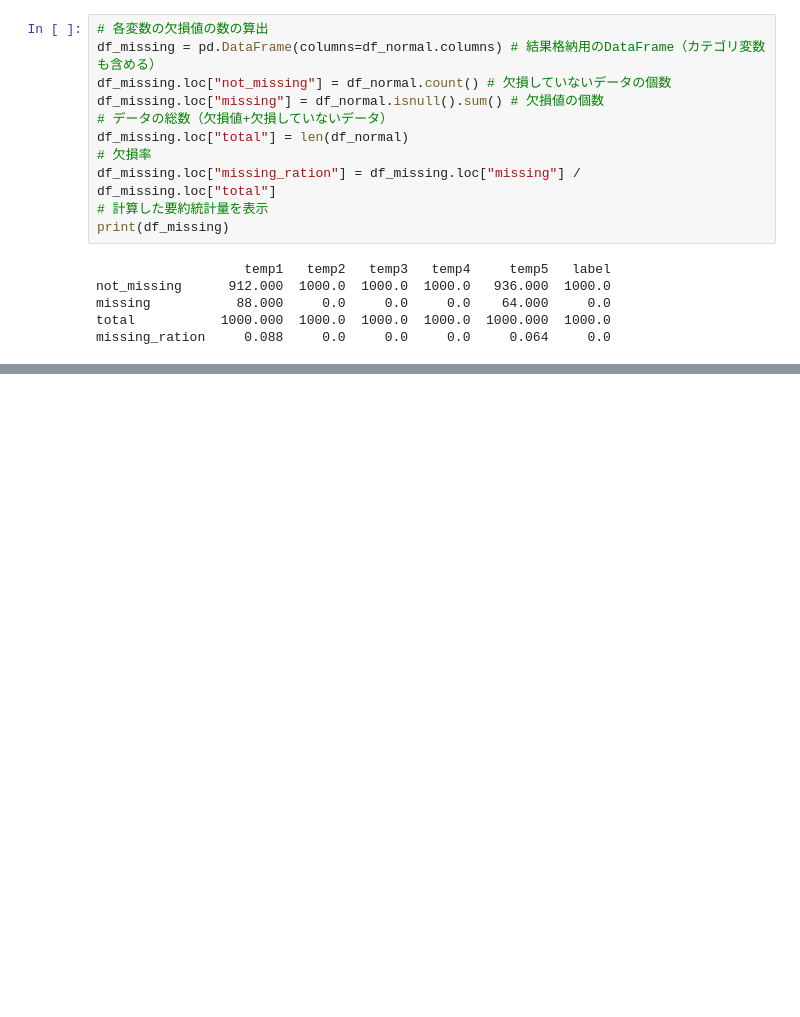
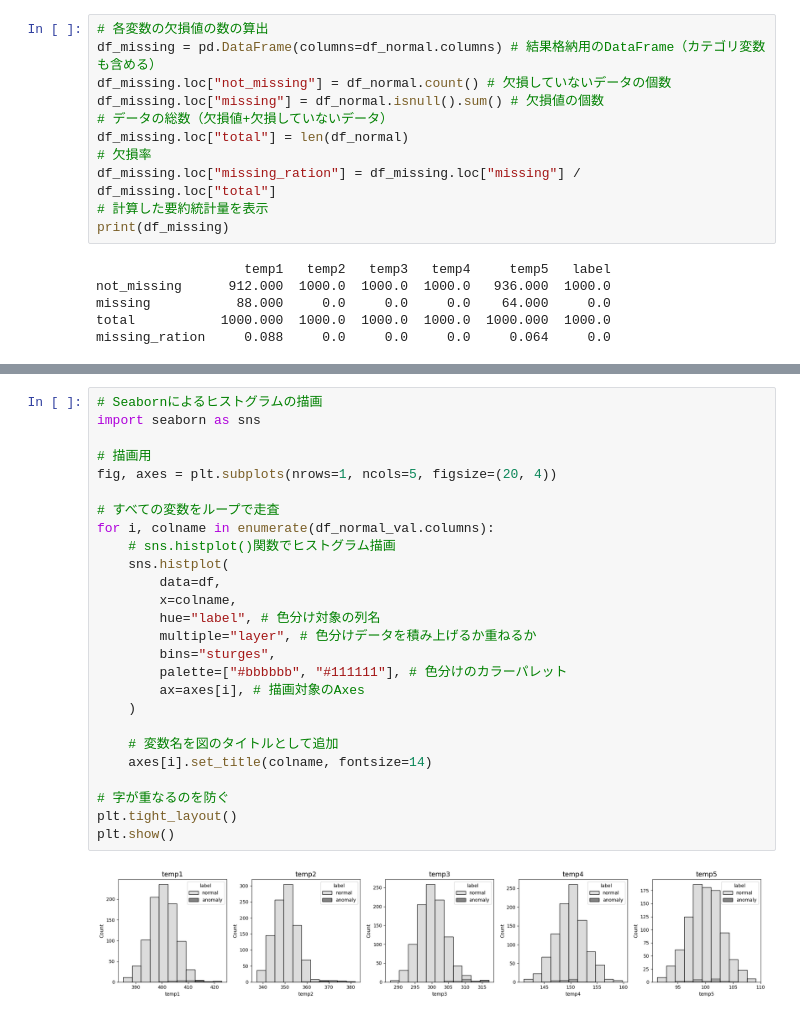
Before and after one commit to SY-256/anomaly_detection, a Jupyter notebook: notebook/chapter2_1.ipynb, the cells around one changed output, grey strips where cells are left out. Cells and saved outputs as stored; diff of their text form; blank space fills up the shorter version.

```diff
--- a/notebook/chapter2_1.ipynb
+++ b/notebook/chapter2_1.ipynb
@@ -106,0 +189,28 @@ missing_ration     0.088     0.0     0.0     0.0     0.064     0.0
+# %%
+# Seabornによるヒストグラムの描画
+import seaborn as sns
+
+# 描画用
+fig, axes = plt.subplots(nrows=1, ncols=5, figsize=(20, 4))
+
+# すべての変数をループで走査
+for i, colname in enumerate(df_normal_val.columns):
+    # sns.histplot()関数でヒストグラム描画
+    sns.histplot(
+        data=df,
+        x=colname,
+        hue="label", # 色分け対象の列名
+        multiple="layer", # 色分けデータを積み上げるか重ねるか
+        bins="sturges",
+        palette=["#bbbbbb", "#111111"], # 色分けのカラーパレット
+        ax=axes[i], # 描画対象のAxes
+    )
+
+    # 変数名を図のタイトルとして追加
+    axes[i].set_title(colname, fontsize=14)
+
+# 字が重なるのを防ぐ
+plt.tight_layout()
+plt.show()
+# %% [output]
+[figure, added]
```
Also changed, not shown: parts of 12 cells of this notebook.
